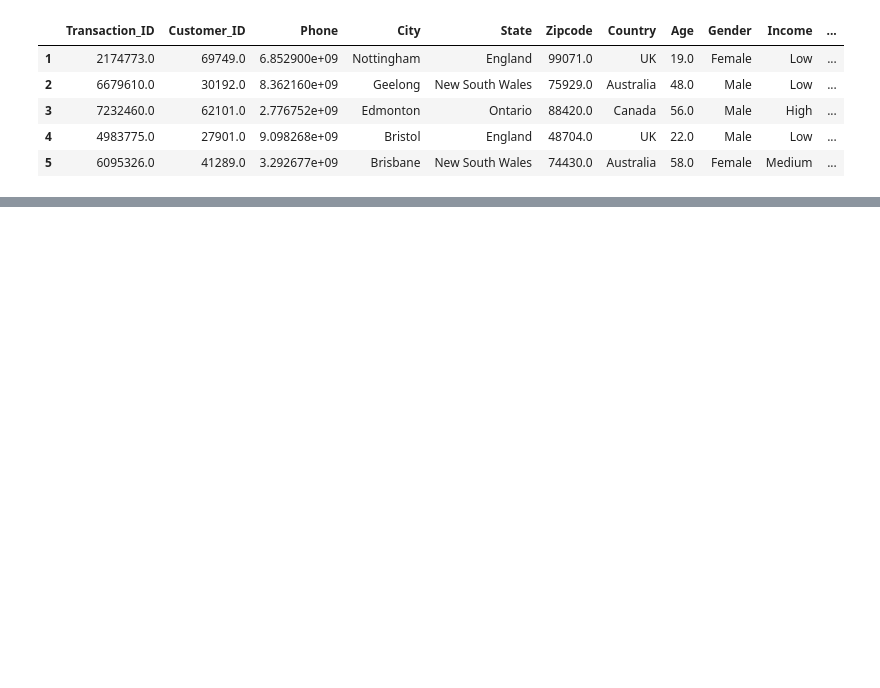
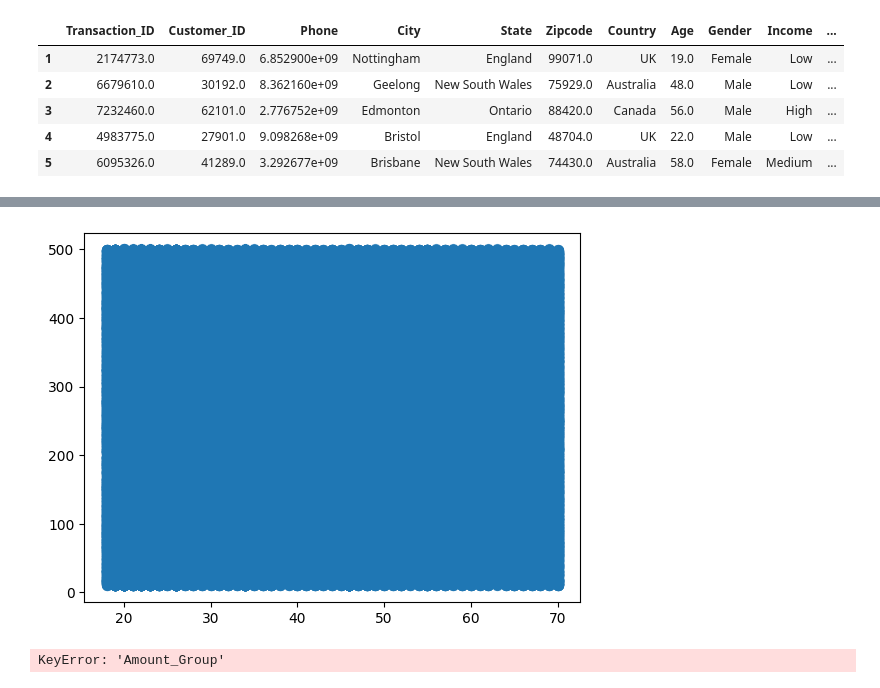
Before and after one commit to vinaypant33/EDA_sheets, a Jupyter notebook: retail_data_analytics.ipynb, the cells around one changed output, grey strips where cells are left out. Saved outputs shown, nothing was run; the diff lists cells and outputs as text; code cells hidden in the pictures; blank space fills up the shorter version.

```diff
--- a/retail_data_analytics.ipynb
+++ b/retail_data_analytics.ipynb
@@ -150,0 +201,11 @@ df.describe()
+# %%
+# Scatter Plot :
+plt.scatter(df['Age'] , df['Amount'] , alpha=0.7 , s = 50)
+plt.show()
+# %% [output]
+[figure, added]
+# %%
+# Seaborn data for analytics :
+sns.scatterplot(df['Age'] , df['Amount_Group'])
+# %% [output]
+KeyError: 'Amount_Group'
```
Also changed, not shown: parts of 9 cells of this notebook, 2 other files.
